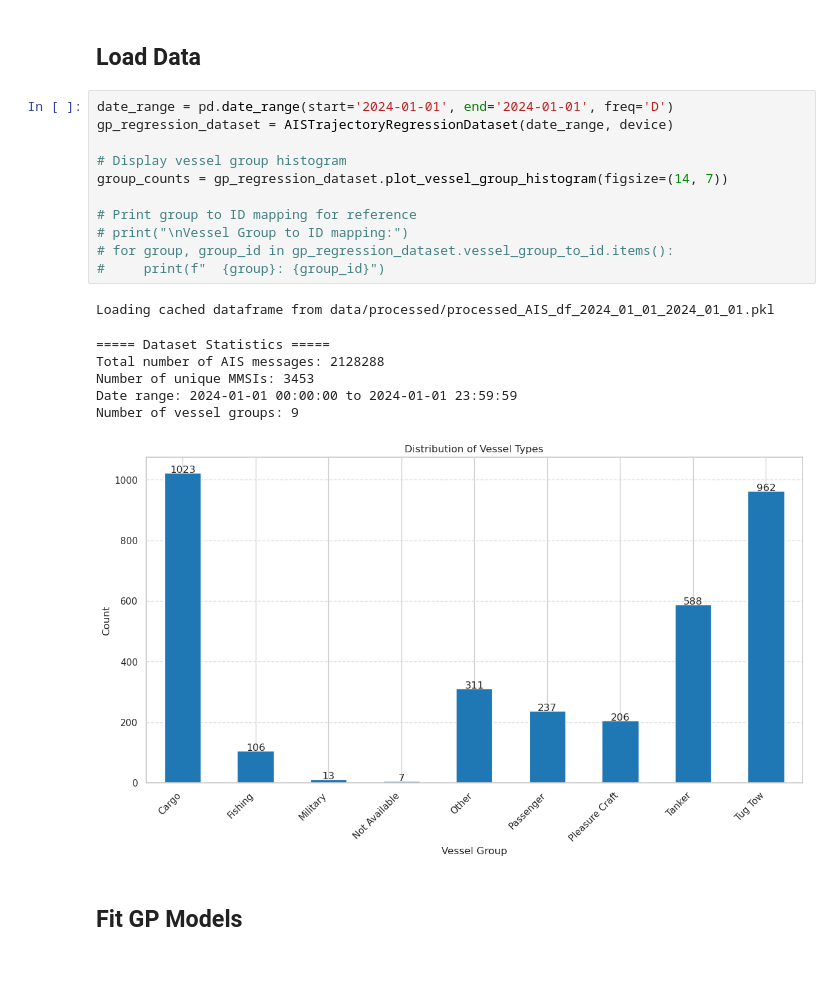
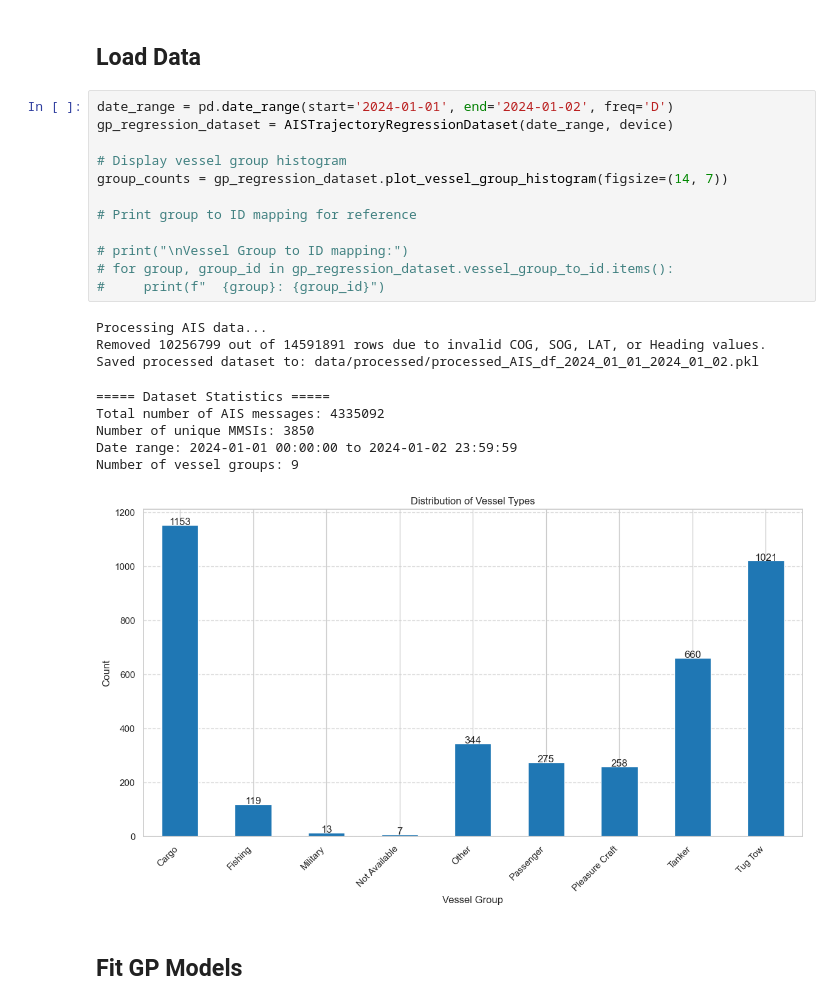
Before and after one commit to Astronauty/raytheon-ais-analysis, a Jupyter notebook: simple_kernel_classification.ipynb, the cells around one changed output. Drawn from its saved outputs; the diff is of its cells as text; blank space fills up the shorter version.

```diff
--- a/simple_kernel_classification.ipynb
+++ b/simple_kernel_classification.ipynb
@@ -29,24 +31,27 @@ Using device: cuda
 # %% [markdown]
 ## Load Data
 # %%
-date_range = pd.date_range(start='2024-01-01', end='2024-01-01', freq='D')
+date_range = pd.date_range(start='2024-01-01', end='2024-01-02', freq='D')
 gp_regression_dataset = AISTrajectoryRegressionDataset(date_range, device)
 
 # Display vessel group histogram
 group_counts = gp_regression_dataset.plot_vessel_group_histogram(figsize=(14, 7))
 
 # Print group to ID mapping for reference
+
 # print("\nVessel Group to ID mapping:")
 # for group, group_id in gp_regression_dataset.vessel_group_to_id.items():
 #     print(f"  {group}: {group_id}")
 # %% [output]
-Loading cached dataframe from data/processed/processed_AIS_df_2024_01_01_2024_01_01.pkl
+Processing AIS data...
+Removed 10256799 out of 14591891 rows due to invalid COG, SOG, LAT, or Heading values.
+Saved processed dataset to: data/processed/processed_AIS_df_2024_01_01_2024_01_02.pkl
 ===== Dataset Statistics =====
-Total number of AIS messages: 2128288
-Number of unique MMSIs: 3453
-Date range: 2024-01-01 00:00:00 to 2024-01-01 23:59:59
+Total number of AIS messages: 4335092
+Number of unique MMSIs: 3850
+Date range: 2024-01-01 00:00:00 to 2024-01-02 23:59:59
 Number of vessel groups: 9
-[figure, old version]
+[figure, new version]
 # %% [markdown]
 ## Fit GP Models
 # %%
```
Also changed, not shown: parts of 10 cells of this notebook, 5 other files.
